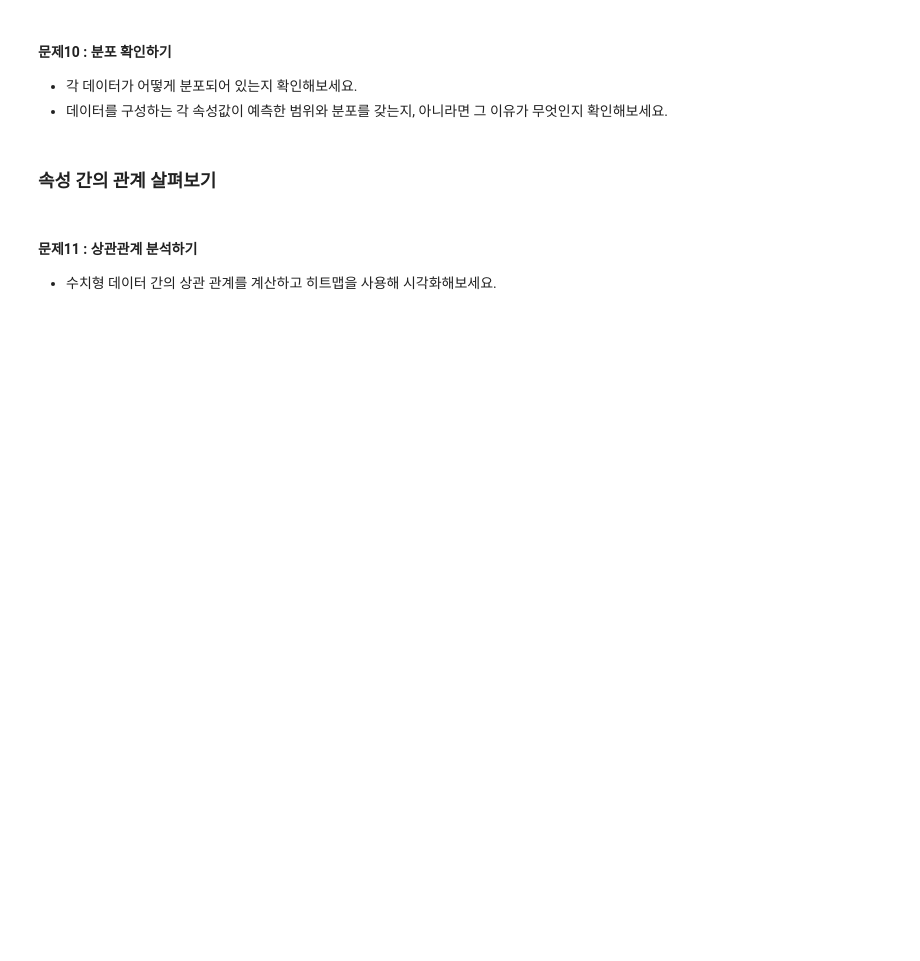
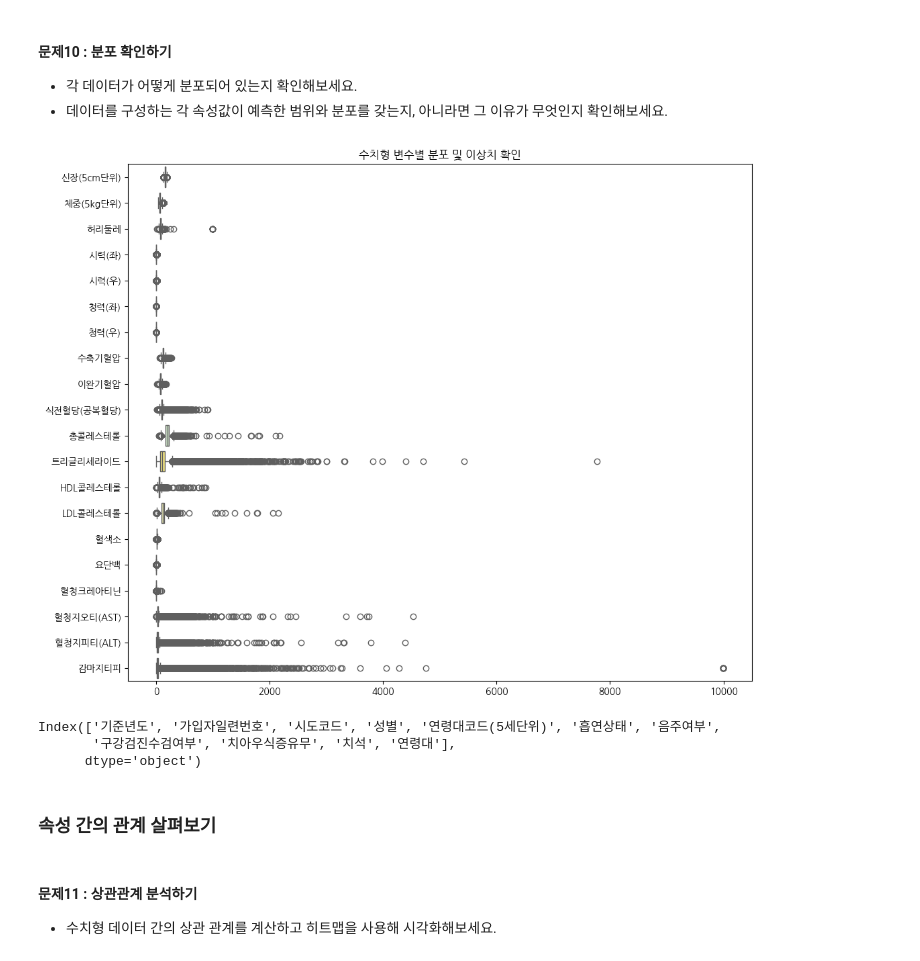
Before and after one commit to sbyeon163/codeit-bootcamp-DA13, a Jupyter notebook: 02_SprintMission/[Sprint]mission05(ver1.1).ipynb, the cells around one changed output. Cells and saved outputs as stored; diff of their text form; code cells hidden in the pictures; blank space fills up the shorter version.

```diff
--- a/02_SprintMission/[Sprint]mission05(ver1.1).ipynb
+++ b/02_SprintMission/[Sprint]mission05(ver1.1).ipynb
@@ -159,3 +246,5 @@ age_group_mapping = {
 }
 # %%
 # 연령대 코드를 새로운 매핑으로 업데이트 해보세요
+# map(): 특정 열의 값을 딕셔너리의 키와 대조해서 값으로 한꺼번에 바꿔줌.
+df['연령대'] = df['연령대코드(5세단위)'].map(age_group_mapping)
@@ -173,0 +283,6 @@ age_group_mapping = {
+# %%
+# 수치형 데이터
+numeric_cols = df[['신장(5cm단위)',
+       '체중(5kg단위)', '허리둘레', '시력(좌)', '시력(우)', '청력(좌)', '청력(우)', '수축기혈압',
+       '이완기혈압', '식전혈당(공복혈당)', '총콜레스테롤', '트리글리세라이드', 'HDL콜레스테롤', 'LDL콜레스테롤',
+       '혈색소', '요단백', '혈청크레아티닌', '혈청지오티(AST)', '혈청지피티(ALT)', '감마지티피']].astype('float')
@@ -183,3 +358,17 @@ age_group_mapping = {
 #### 문제10 : 분포 확인하기
 - 각 데이터가 어떻게 분포되어 있는지 확인해보세요.
 - 데이터를 구성하는 각 속성값이 예측한 범위와 분포를 갖는지, 아니라면 그 이유가 무엇인지 확인해보세요.
+# %%
+#수치형 변수 박스플롯- 세로형
+plt.figure(figsize=(12,10))
+sns.boxplot(data =numeric_cols, orient ='h', palette = 'Set3')
+plt.title("수치형 변수별 분포 및 이상치 확인")
+plt.show()
+# %% [output]
+[figure, added]
+# %%
+category_cols.columns
+# %% [output]
+Index(['기준년도', '가입자일련번호', '시도코드', '성별', '연령대코드(5세단위)', '흡연상태', '음주여부',
+       '구강검진수검여부', '치아우식증유무', '치석', '연령대'],
+      dtype='object')
```
Also changed, not shown: parts of 37 cells of this notebook, 6 other files.
